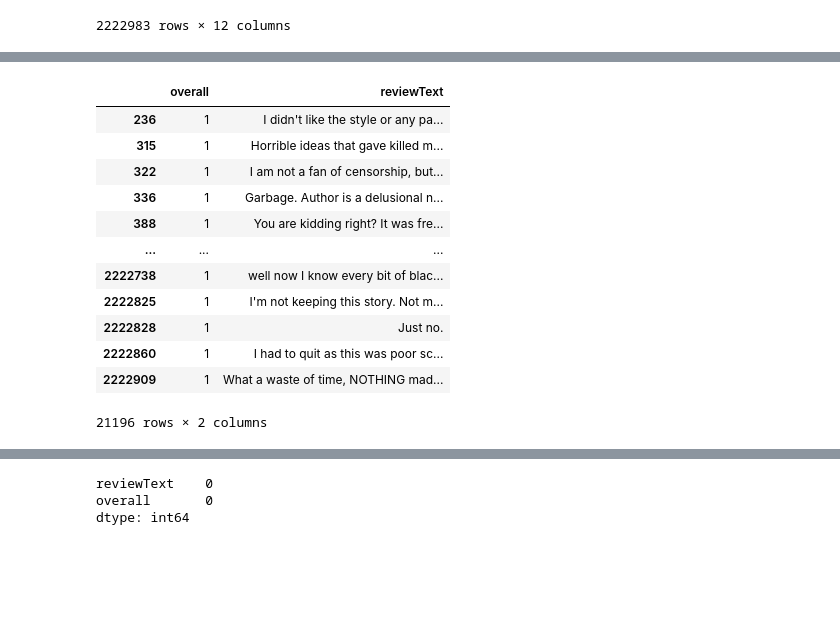
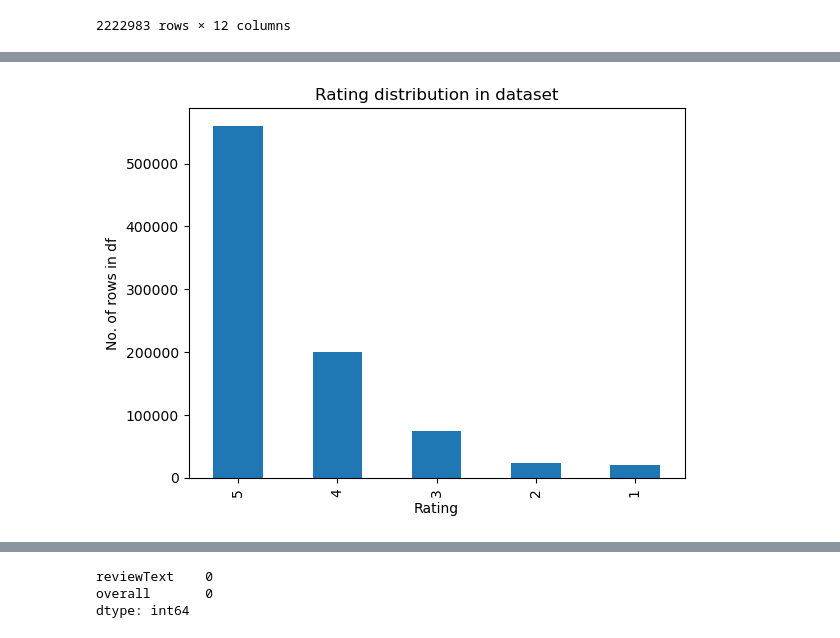
Before and after one commit to Luqman240/review-guesser, a Jupyter notebook: src/data_preprocessing.ipynb, the cells around one changed output, grey strips where cells are left out. Saved outputs shown, nothing was run; the diff lists cells and outputs as text; code cells hidden in the pictures; blank space fills up the shorter version.

```diff
--- a/src/data_preprocessing.ipynb
+++ b/src/data_preprocessing.ipynb
@@ -91,18 +58,2 @@ dataset
-# %%
-dataset[dataset["overall"] == 1]
-# %% [output]
-|  | overall | reviewText |
-| 236 | 1 | I didn't like the style or any pa... |
-| 315 | 1 | Horrible ideas that gave killed m... |
-| 322 | 1 | I am not a fan of censorship, but... |
-| 336 | 1 | Garbage. Author is a delusional n... |
-| 388 | 1 | You are kidding right? It was fre... |
-| ... | ... | ... |
-| 2222738 | 1 | well now I know every bit of blac... |
-| 2222825 | 1 | I'm not keeping this story. Not m... |
-| 2222828 | 1 | Just no. |
-| 2222860 | 1 | I had to quit as this was poor sc... |
-| 2222909 | 1 | What a waste of time, NOTHING mad... |
-21196 rows × 2 columns
 # %%
 dataset = dataset[[col if col != "overall" and col != "reviewText" else "overall" if col == "reviewText" else "reviewText" for col in dataset.columns]]
@@ -109,3 +62,11 @@ dataset = dataset[[col if col != "overall" and col != "reviewText" else "overall
+# %%
+plt.figure()
+pd.value_counts(dataset['overall']).plot.bar(title="Rating distribution in dataset")
+plt.xlabel("Rating")
+plt.ylabel("No. of rows in df")
+plt.show()
+# %% [output]
+[figure, added]
 # %%
 dataset
 # %% [output]
```
Also changed, not shown: parts of 20 cells of this notebook.
